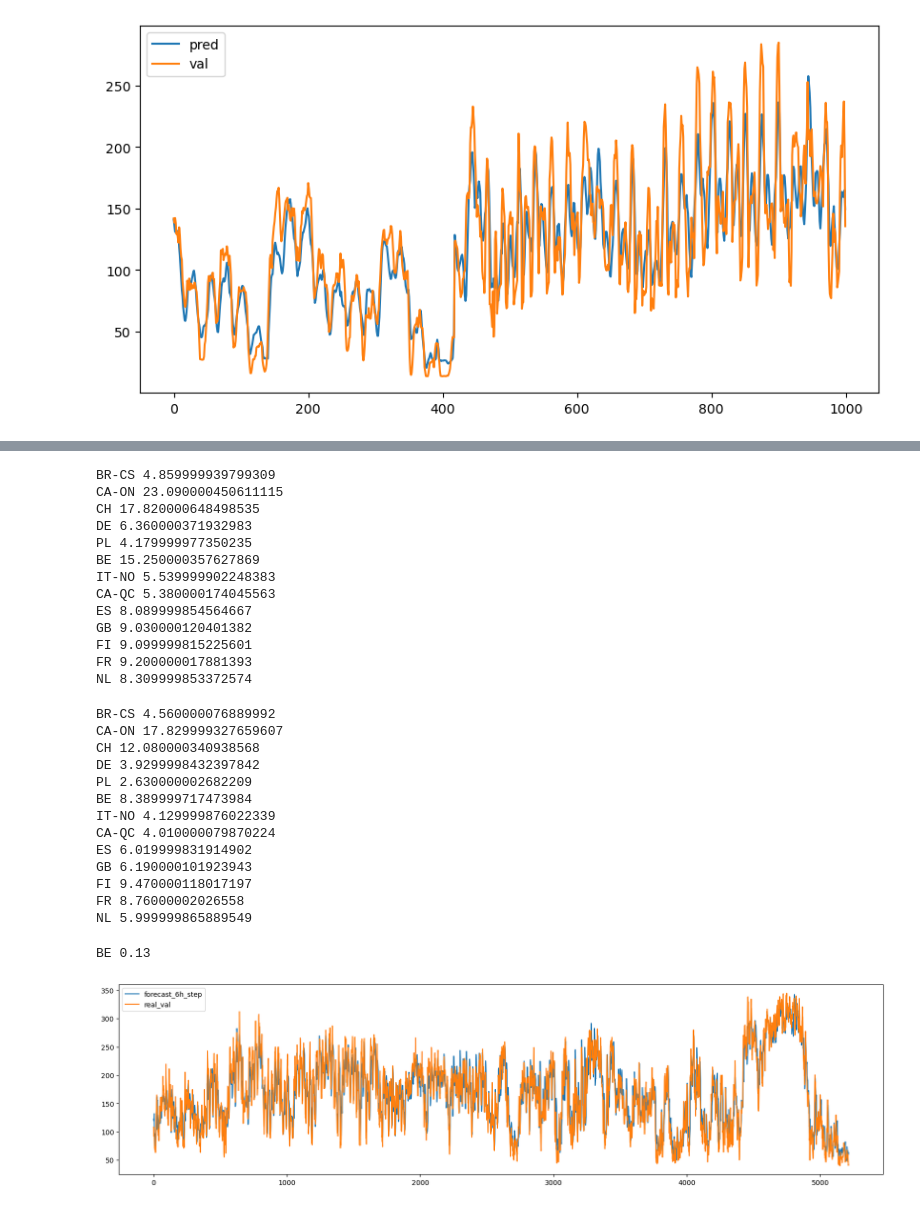
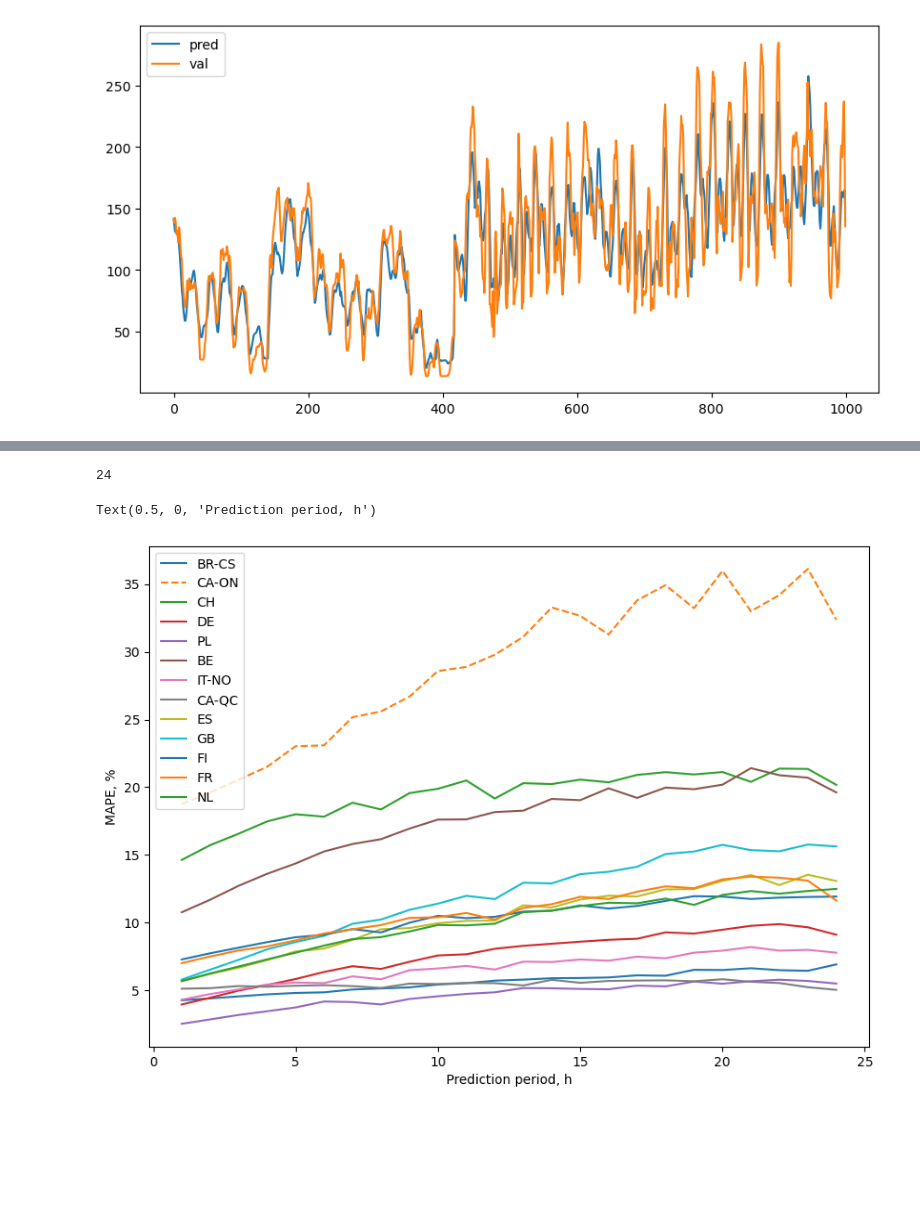
Before and after one commit to AIRI-Institute/eco4cast, a Jupyter notebook: test_co2_model.ipynb, the cells around one changed output, grey strips where cells are left out. Drawn from its saved outputs; the diff is of its cells as text; code cells hidden in the pictures; blank space fills up the shorter version.

```diff
--- a/test_co2_model.ipynb
+++ b/test_co2_model.ipynb
@@ -202,3 +184,0 @@ NL 12.389999628067017
-# %%
-for i in range(13):
-    print_res(predict_period=12, plot=False, dataset_idx=i)
@@ -219,39 +185,29 @@ NL 9.860000014305115
-# %%
-for i in range(13):
-    print_res(predict_period=6, plot=False, dataset_idx=i)
-# %% [output]
-BR-CS 4.859999939799309
-CA-ON 23.090000450611115
-CH 17.820000648498535
-DE 6.360000371932983
-PL 4.179999977350235
-BE 15.250000357627869
-IT-NO 5.539999902248383
-CA-QC 5.380000174045563
-ES 8.089999854564667
-GB 9.030000120401382
-FI 9.099999815225601
-FR 9.200000017881393
-NL 8.309999853372574
-# %%
-for i in range(13):
-    print_res(predict_period=1, plot=False, dataset_idx=i)
-# %% [output]
-BR-CS 4.560000076889992
-CA-ON 17.829999327659607
-CH 12.080000340938568
-DE 3.9299998432397842
-PL 2.630000002682209
-BE 8.389999717473984
-IT-NO 4.129999876022339
-CA-QC 4.010000079870224
-ES 6.019999831914902
-GB 6.190000101923943
-FI 9.470000118017197
-FR 8.76000002026558
-NL 5.999999865889549
-# %%
-print_res(predict_period=6, plot=True, dataset_idx=5)
-# %% [output]
-BE 0.13
-[figure, removed]
+# %%
+predict_period_mapes = []
+
+for p in range(1, 25):
+    mapes = {}
+    for i in range(13):
+        code, mape = calc_mape_with_period(predict_period=p, plot=False, dataset_idx=i)
+        # print(code, mape)
+        mapes[code] = mape
+    predict_period_mapes.append(mapes)
+# %%
+len(predict_period_mapes)
+# %% [output]
+24
+# %%
+plt.figure(figsize=(10, 7))
+for code in predict_period_mapes[0].keys():
+    mapes = [d[code] for d in predict_period_mapes]
+    if code == 'CA-ON':
+        plt.plot(range(1, 25), mapes, label = code, linestyle='dashed')
+    else:
+        plt.plot(range(1, 25), mapes, label = code, )
+    plt.legend()
+
+plt.ylabel('MAPE, %')
+plt.xlabel('Prediction period, h')
+# %% [output]
+Text(0.5, 0, 'Prediction period, h')
+[figure, added]
```
Also changed, not shown: parts of 14 cells of this notebook, 6 other files.
